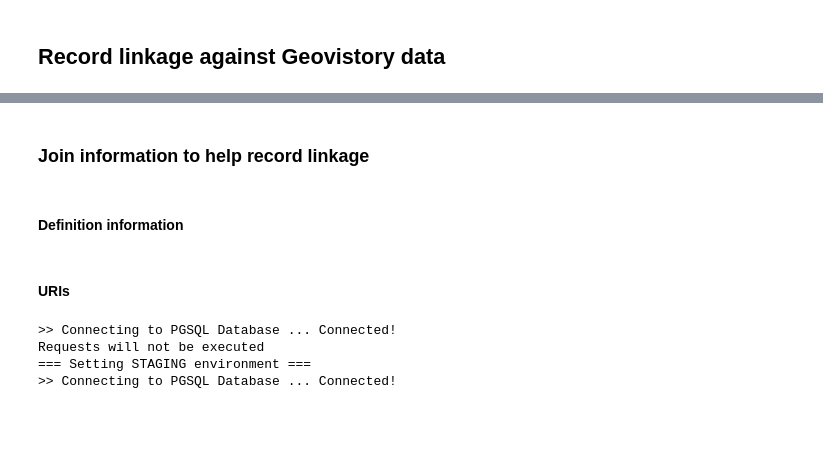
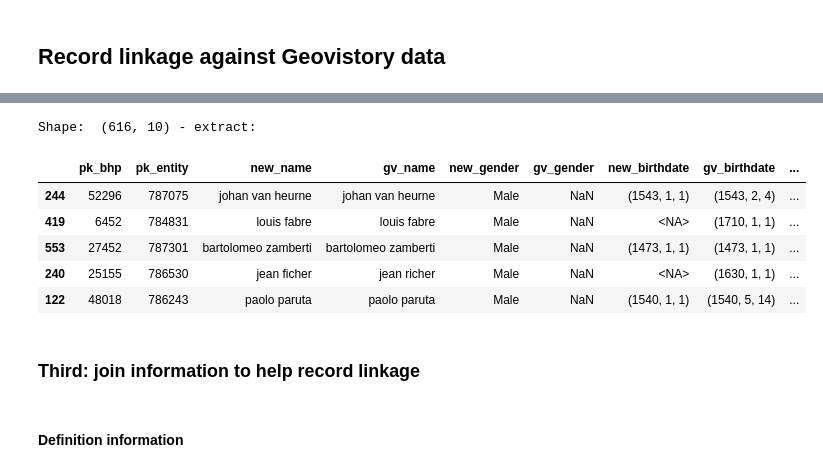
Before and after one commit to geovistory/symogih, a Jupyter notebook: src/record-linkage/persons/03-bhp-actors-geov-persons-record-linkage.ipynb, the cells around one changed output, grey strips where cells are left out. Cells and saved outputs as stored; diff of their text form; code cells hidden in the pictures; blank space fills up the shorter version.

```diff
--- a/src/record-linkage/persons/03-bhp-actors-geov-persons-record-linkage.ipynb
+++ b/src/record-linkage/persons/03-bhp-actors-geov-persons-record-linkage.ipynb
@@ -63,4 +234,4 @@ bhp_actors
 # %%
-matchings = find.find_persons(bhp_actors, 'pk_bhp', jobs=13, dist_days=365)
+matchings = rl.find_persons(bhp_actors, 'pk_bhp', jobs=13, dist_days=365)
 # %% [output]
 Checking data integrity... Done
@@ -69,2 +240,12 @@ Finding similar persons is done - Elapsed: [00h10'01]
+# %%
+a.infos(matchings, random=True)
+# %% [output]
+Shape:  (616, 10) - extract:
+|  | pk_bhp | pk_entity | new_name | gv_name | new_gender | gv_gender | new_birthdate | gv_birthdate | ... |
+| 244 | 52296 | 787075 | johan van heurne | johan van heurne | Male | NaN | (1543, 1, 1) | (1543, 2, 4) | ... |
+| 419 | 6452 | 784831 | louis fabre | louis fabre | Male | NaN | <NA> | (1710, 1, 1) | ... |
+| 553 | 27452 | 787301 | bartolomeo zamberti | bartolomeo zamberti | Male | NaN | (1473, 1, 1) | (1473, 1, 1) | ... |
+| 240 | 25155 | 786530 | jean ficher | jean richer | Male | NaN | <NA> | (1630, 1, 1) | ... |
+| 122 | 48018 | 786243 | paolo paruta | paolo paruta | Male | NaN | (1540, 1, 1) | (1540, 5, 14) | ... |
 # %% [markdown]
-### Join information to help record linkage
+### Third: join information to help record linkage
@@ -92,48 +286,3 @@ gv_def = db.query(f"""
 
 matchings = matchings.merge(actor_text_property, left_on='pk_bhp', right_on='fk_actor', how='left').drop(columns=['fk_actor'])
 matchings = matchings.merge(gv_def, left_on='pk_gv', right_on='pk_entity', how='left').drop(columns=['pk_entity'])
-# %% [markdown]
-#### URIs
-# %%
-# BHP
-u.db_connect(os.environ.get('YELLOW_BHP'))
-documentation = u.db_execute('select * from bhp.documentation')
-documentation = documentation[pd.notna(documentation['fk_documented_object'])]
-documentation = documentation[pd.notna(documentation['fk_documenting_entity'])]
-documentation = documentation[pd.notna(documentation['identifier'])]
-documentation = documentation[documentation['fk_documented_object'].str.contains('Actr')]
-documentation = documentation[documentation['fk_documenting_entity'].str.contains('DiOb')]
-documentation['fk_documented_object'] = documentation['fk_documented_object'].str.replace('Actr', '')
-documentation = documentation[['fk_documented_object', 'fk_documenting_entity', 'identifier']]
-documentation['fk_documenting_entity'] = documentation['fk_documenting_entity'].str.replace('DiOb', '')
-u.parse_df(documentation)
-resource_address_concat = u.parse_df(u.db_execute('select * from bhp.resource_address_concatenation')[['fk_digital_object', 'fk_resource_address']])
-resource_address = u.parse_df(u.db_execute('select * from bhp.resource_address')[['pk_resource_address', 'uri']])
-documentation = documentation.merge(resource_address_concat, left_on='fk_documenting_entity', right_on='fk_digital_object', how='left').drop(columns=['fk_documenting_entity', 'fk_digital_object'])
-documentation = documentation.merge(resource_address, left_on='fk_resource_address', right_on='pk_resource_address', how='left')
-documentation['uri'] = documentation['uri'] + documentation['identifier']
-documentation = documentation[['fk_documented_object', 'uri']]
-documentation.dropna(subset=['uri'], inplace=True)
-documentation.rename(columns={'uri':'bhp_uri'}, inplace=True)
-
-# Geovistory
-db.connect(env, pk_project, execute)
-pks_entity = "(" + ",".join(matchings['pk_gv'].astype(str).tolist()) + ")"
-gv_uris = db.query(f"""
-    select
-        r.pk_entity,
-        a.string as gv_uri
-    from information.resource r
-    left join information.statement s1 on s1.fk_subject_info = r.pk_entity and s1.fk_property = 1943
-    inner join information.statement s2 on s2.fk_subject_info = s1.fk_object_info and s2.fk_property = 1843
-    inner join information.appellation a on a.pk_entity = s2.fk_object_info
-    where r.pk_entity in {pks_entity}
-""")
-
-matchings = matchings.merge(documentation, left_on='pk_bhp', right_on='fk_documented_object', how='left').drop(columns=['fk_documented_object'])
-matchings = matchings.merge(gv_uris, left_on='pk_gv', right_on='pk_entity', how='left').drop(columns=['pk_entity'])
-# %% [output]
->> Connecting to PGSQL Database ... Connected!
-Requests will not be executed
-=== Setting STAGING environment ===
->> Connecting to PGSQL Database ... Connected!
```
Also changed, not shown: parts of 39 cells of this notebook.
